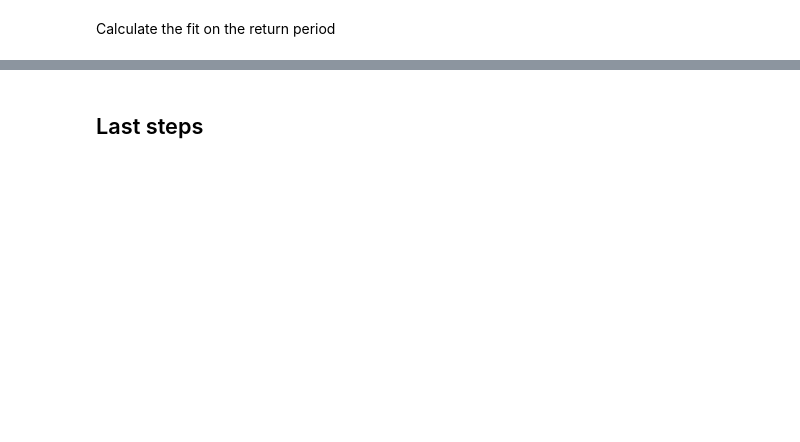
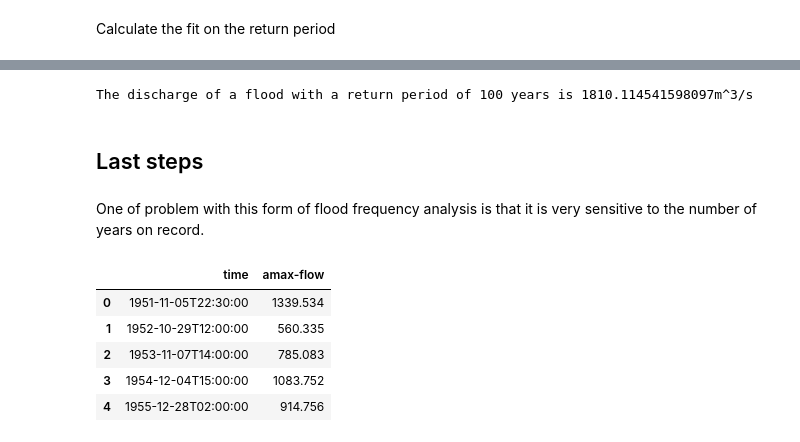
Before and after one commit to simon-m-mudd/physical_geography_practicals, a Jupyter notebook: physical_geography_flood_practical.ipynb, the cells around one changed output, grey strips where cells are left out. Saved outputs shown, nothing was run; the diff lists cells and outputs as text; code cells hidden in the pictures; blank space fills up the shorter version.

```diff
--- a/physical_geography_flood_practical.ipynb
+++ b/physical_geography_flood_practical.ipynb
@@ -447,6 +582,22 @@ print("The return period of the mean annual flood is: "+str(R_maf))
 # %%
-big_return_period = 500
+big_return_period = 100
 flood_big = slope*np.log(big_return_period)+ intercept
 print("The discharge of a flood with a return period of "+str(big_return_period)+ " years is "+str(flood_big) + "m^3/s")
+# %% [output]
+The discharge of a flood with a return period of 100 years is 1810.114541598097m^3/s
 # %% [markdown]
 ## Last steps
+# %% [markdown]
+One of problem with this form of flood frequency analysis is that it is very sensitive to the number of years on record.
+# %%
+station = 15003
+data_type = "amax-flow"
+amax_flow_df = nrfapy.get_ts(station,data_type)
+amax_flow_df.head()
+# %% [output]
+|  | time | amax-flow |
+| 0 | 1951-11-05T22:30:00 | 1339.534 |
+| 1 | 1952-10-29T12:00:00 | 560.335 |
+| 2 | 1953-11-07T14:00:00 | 785.083 |
+| 3 | 1954-12-04T15:00:00 | 1083.752 |
+| 4 | 1955-12-28T02:00:00 | 914.756 |
```
Also changed, not shown: parts of 32 cells of this notebook.
